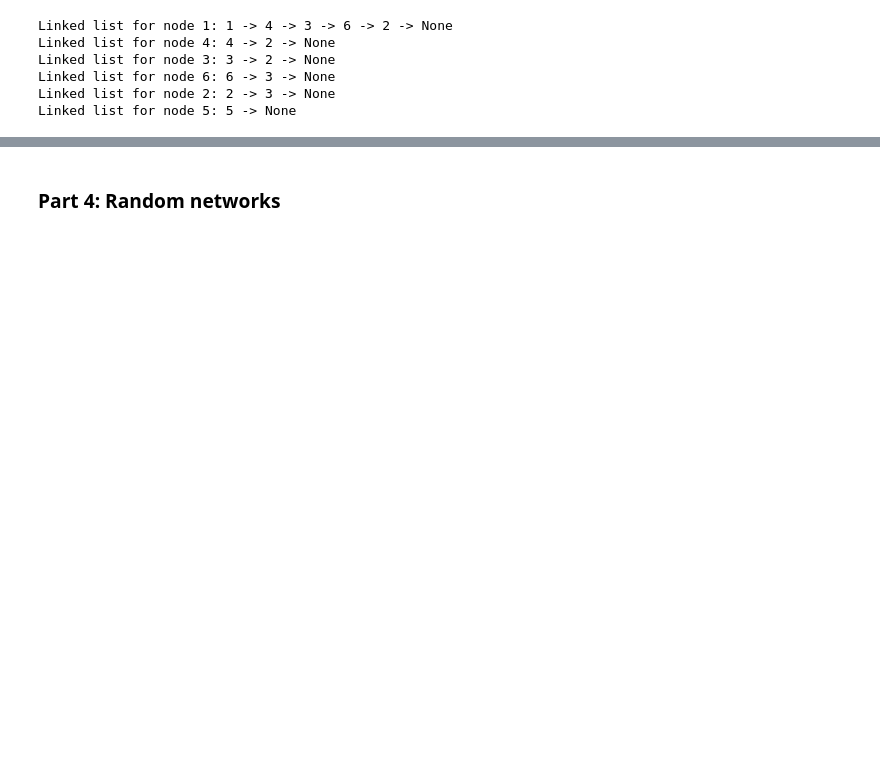
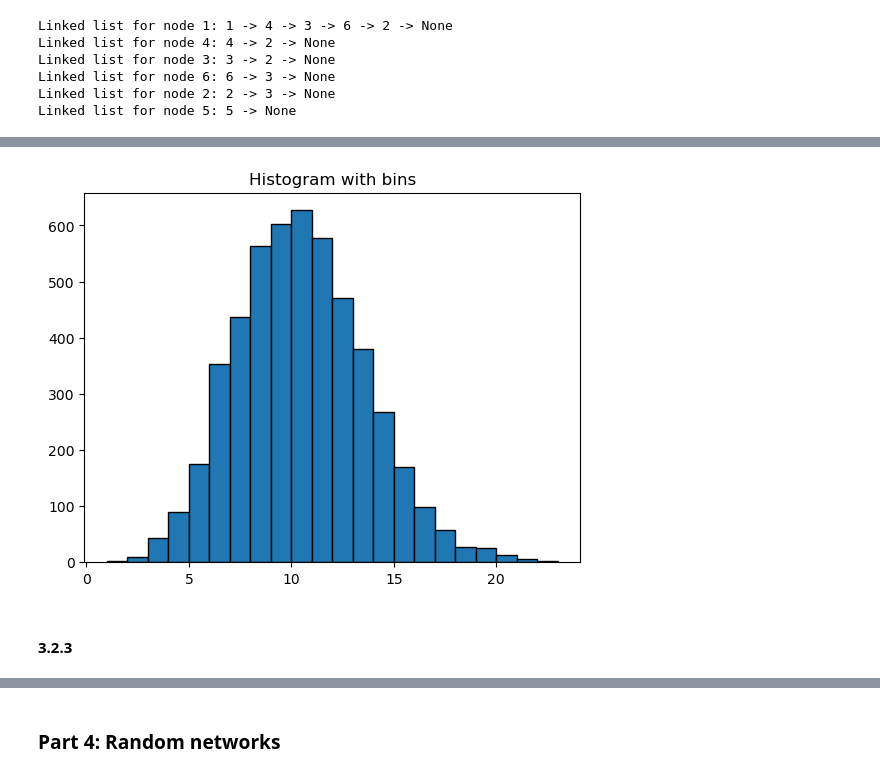
Before and after one commit to AleksandarLukic96/02805_Social_Graphs_and_Interactions, a Jupyter notebook: Exercise_solutions/Week_2.ipynb, the cells around one changed output, grey strips where cells are left out. Drawn from its saved outputs; the diff is of its cells as text; code cells hidden in the pictures; blank space fills up the shorter version.

```diff
--- a/Exercise_solutions/Week_2.ipynb
+++ b/Exercise_solutions/Week_2.ipynb
@@ -271,0 +593,9 @@ Exercise:
+# %%
+# Set seed for this session, i.e. make results replicable
+np.random.seed(12345)
+
+# Set variables
+lambda_ = 10
+n = 5000
+
+s_pois = np.random.poisson(lambda_, n)
@@ -271,0 +612,10 @@ Exercise:
+# %%
+v = list(range(min(s_pois), max(s_pois)+1, 1))
+# %%
+plt.hist(s_pois, bins = v, edgecolor='black')
+plt.title("Histogram with bins")
+plt.show()
+# %% [output]
+[figure, added]
+# %% [markdown]
+#### 3.2.3
```
Also changed, not shown: parts of 71 cells of this notebook.
